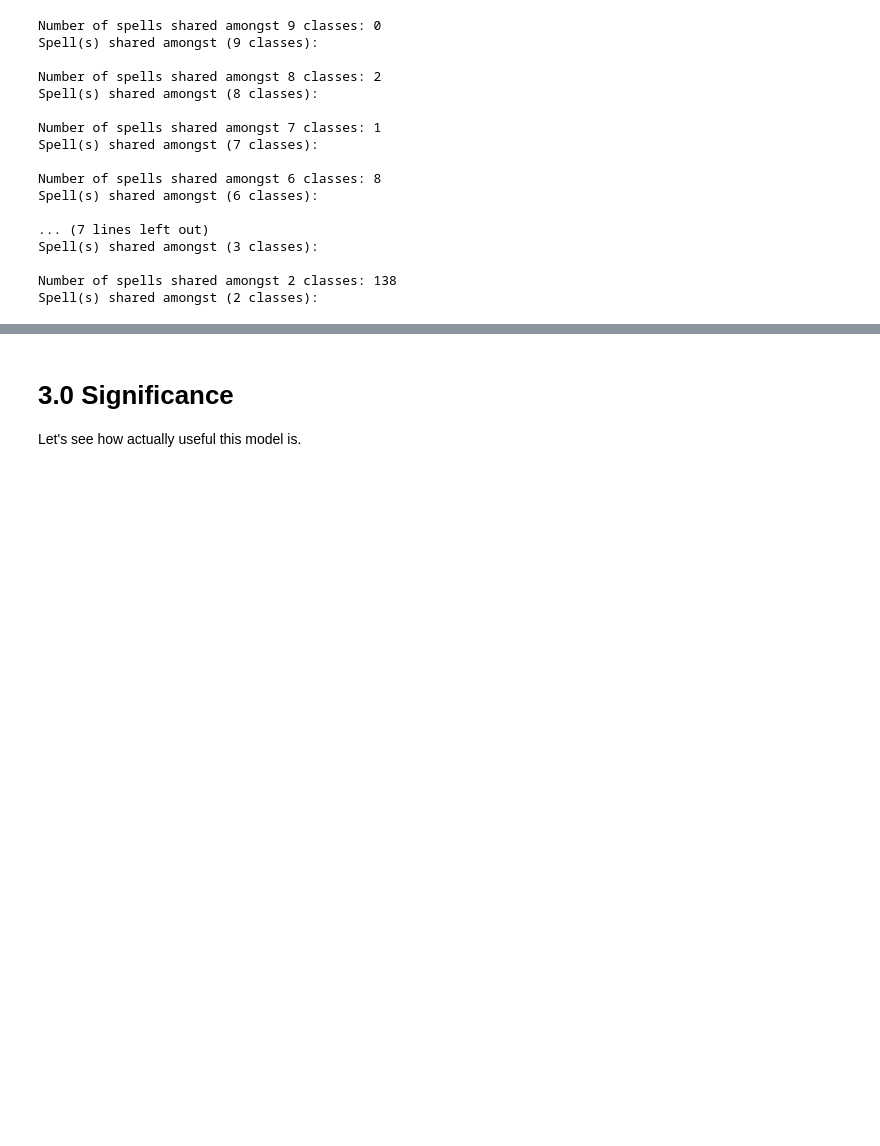
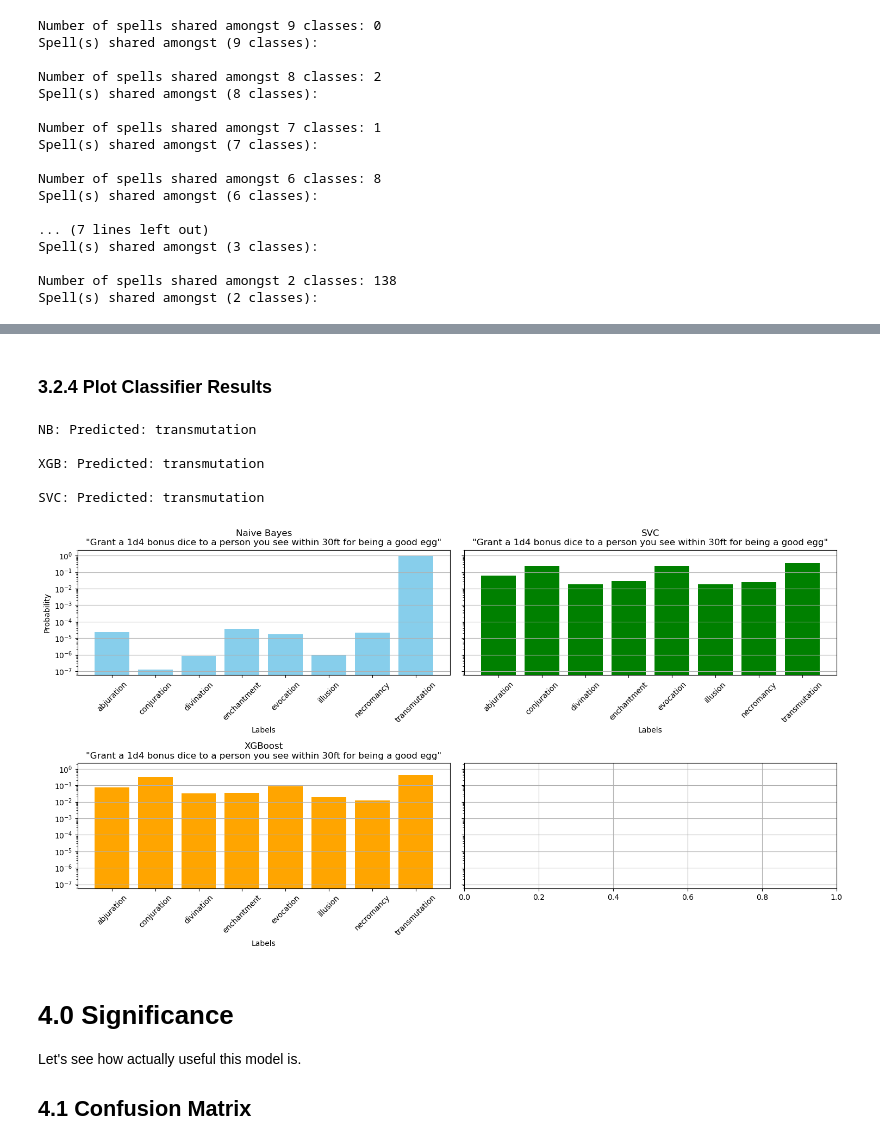
Before and after one commit to RoryThomas16/DND-Data-Scraper, a Jupyter notebook: DND Web Scraper.ipynb, the cells around one changed output, grey strips where cells are left out. Cells and saved outputs as stored; diff of their text form; code cells hidden in the pictures; blank space fills up the shorter version.

Commit message:
Added SVC and updated graphs

```diff
--- a/DND Web Scraper.ipynb
+++ b/DND Web Scraper.ipynb
@@ -328,0 +313,20 @@ Predicted: ['transmutation']
+# %%
+xgb_model = xgb.XGBClassifier(random_state=random_code, num_class= len(labels))
+
+param_grid = {
+    'n_estimators': [100, 200, 400, 600],
+    'learning_rate': [0.01, 0.05, 0.1],
+    'max_depth': [None, 3, 5, 7],
+}
+
+# Grid search for best parameters
+grid_search = GridSearchCV(estimator=xgb_model, param_grid=param_grid, cv=3, n_jobs=-1, verbose=2)
+grid_search.fit(vectorized_train_reviews_resampled, y_train_resampled_converted)
+best_params = grid_search.best_params_
+best_xgb = grid_search.best_estimator_
+print("Best Parameters:", best_params)
+
+pred_class_xgb_converted = best_xgb.predict(vectorized_test_reviews)
+pred_class_xgb = [index_to_label[index] for index in pred_class_xgb_converted]
+accuracy_xgb = accuracy_score(y_test, pred_class_xgb)
+print("Accuracy:", accuracy_xgb)
@@ -329,3 +364,60 @@ Predicted: ['transmutation']
+# %% [markdown]
+### 3.2.4 Plot Classifier Results
+# %%
+fake_spell = "Grant a 1d4 bonus dice to a person you see within 30ft for being a good egg"
+vectorised_fake_spell = tfidf.transform([fake_spell])
+
+prediction_nb = best_nb.predict(vectorised_fake_spell)
+pred_prob_nb = best_nb.predict_proba(vectorised_fake_spell)
+print("NB: Predicted:", prediction_nb[0], "\n")
+
+prediction_xgb_converted = best_xgb.predict(vectorised_fake_spell)
+prediction_xgb = index_to_label[int(prediction_xgb_converted[0])]
+pred_prob_xgb = best_xgb.predict_proba(vectorised_fake_spell)
+print("XGB: Predicted:", prediction_xgb, "\n")
+
+prediction_svc_converted = best_svc.predict(vectorised_fake_spell)
+prediction_svc = index_to_label[int(prediction_svc_converted[0])]
+pred_prob_svc = best_svc.predict_proba(vectorised_fake_spell)
+print("SVC: Predicted:", prediction_svc, "\n")
+
+# Create subplots
+fig, axes = plt.subplots(2, 2, figsize=(15, 8), sharey=True)
+
+# Naive Bayes subplot
+axes[0,0].bar(labels, pred_prob_nb[0], color='skyblue', log=True)
+axes[0,0].set_title('Naive Bayes\n"' + fake_spell + '"')
+axes[0,0].set_xlabel('Labels')
+axes[0,0].set_ylabel('Probability')
+axes[0,0].tick_params(axis='x', rotation=45)
+axes[0,0].grid(axis='y')
+
+# XGBoost subplot
+axes[1,0].bar(labels, pred_prob_xgb[0], color='orange', log=True)
+axes[1,0].set_title('XGBoost\n"' + fake_spell + '"')
+axes[1,0].set_xlabel('Labels')
+axes[1,0].tick_params(axis='x', rotation=45)
+axes[1,0].grid(axis='y')
+
+# SVC subplot
+axes[0,1].bar(labels, pred_prob_svc[0], color='green', log=True)
+axes[0,1].set_title('SVC\n"' + fake_spell + '"')
+axes[0,1].set_xlabel('Labels')
+axes[0,1].tick_params(axis='x', rotation=45)
+axes[0,1].grid(axis='y')
+
+# Adjust layout
+plt.tight_layout()
+plt.grid()
+plt.show()
+# %% [output]
+NB: Predicted: transmutation
+
+XGB: Predicted: transmutation
+
+SVC: Predicted: transmutation
+[figure, added]
 # %% [markdown]
-# 3.0 Significance
+# 4.0 Significance
 Let's see how actually useful this model is.
+## 4.1 Confusion Matrix
```
Also changed, not shown: parts of 24 cells of this notebook.
